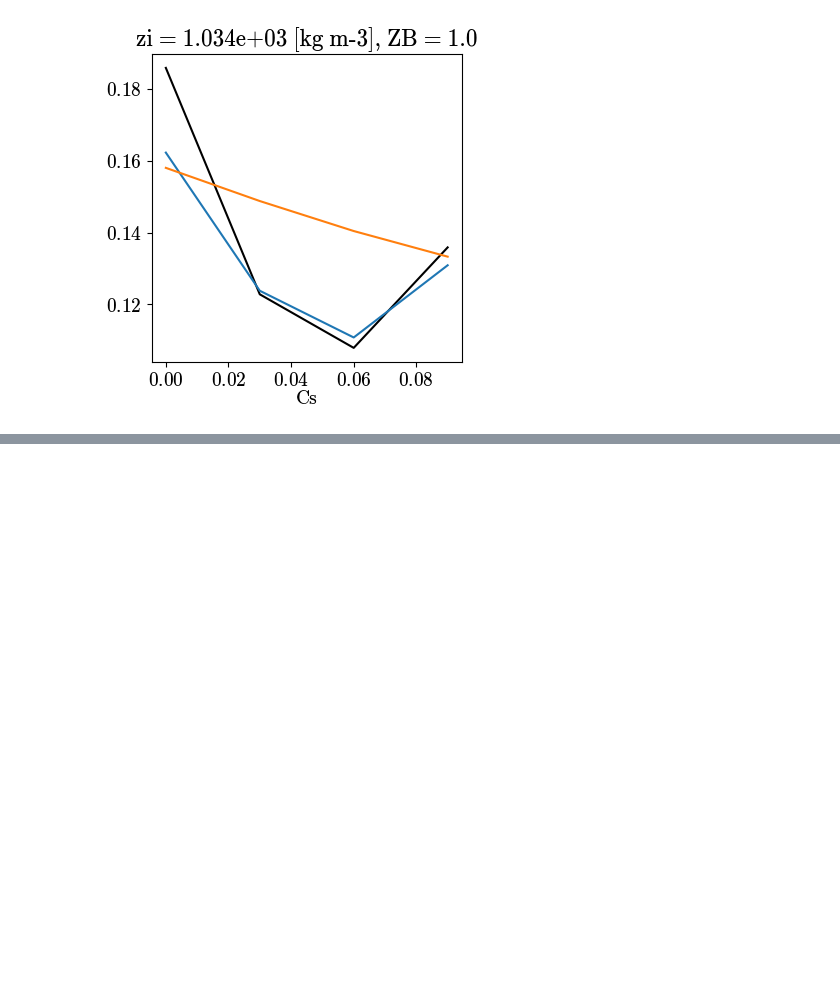
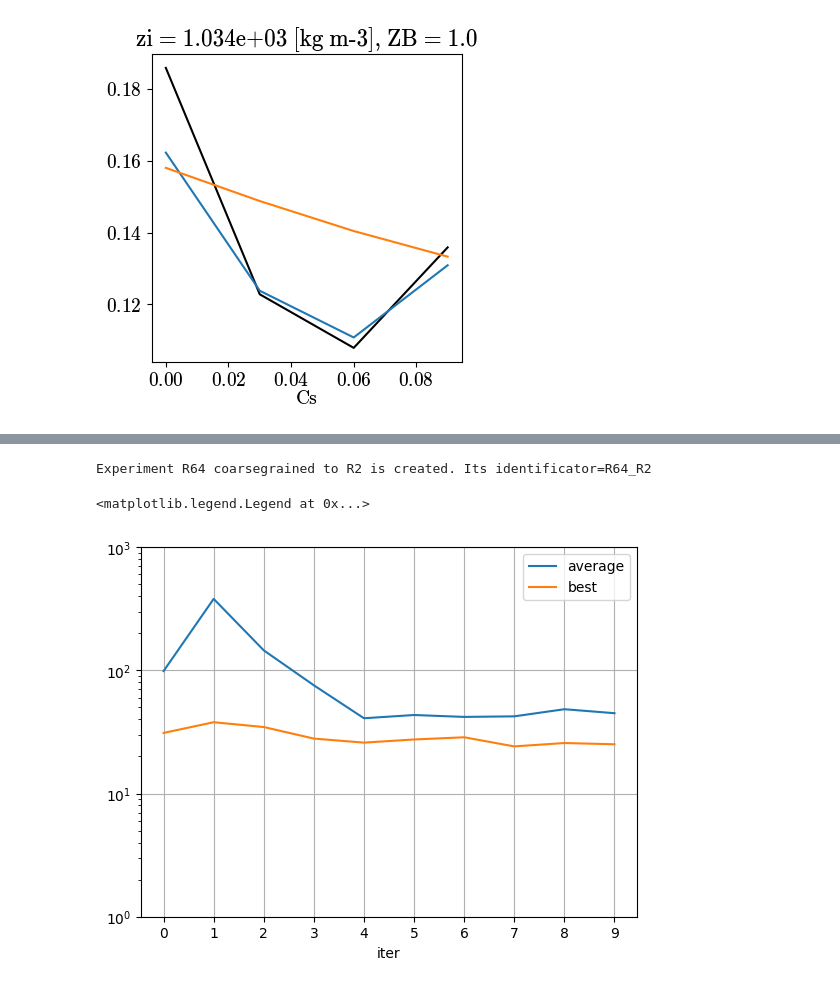
Before and after one commit to m2lines/calibration-MOM6, a Jupyter notebook: notebooks/calibrate-Double-Gyre.ipynb, the cells around one changed output, grey strips where cells are left out. Saved outputs shown, nothing was run; the diff lists cells and outputs as text; code cells hidden in the pictures; blank space fills up the shorter version.

```diff
--- a/notebooks/calibrate-Double-Gyre.ipynb
+++ b/notebooks/calibrate-Double-Gyre.ipynb
@@ -980,0 +792,8 @@ metrics['EKE_spectrum'][0][20][1].plot()
+# %%
+import xarray as xr
+#metrics = xr.open_dataset('/scratch/pp2681/mom6/CM26_Double_Gyre/calibration/variability-R2/EKI-SECNice-Nesterov-100-spread-0.25/metrics.nc')
+metrics = xr.open_dataset('/scratch/pp2681/mom6/CM26_Double_Gyre/calibration/variability-R2/EKI-Vanilla-100-spread-0.25/metrics.nc')
+#metrics = xr.open_dataset('/scratch/pp2681/mom6/CM26_Double_Gyre/calibration/variability-R2/EKI-Vanilla-MO/metrics.nc')
+
+hires = xr.open_dataset('../scripts/R64_R2/variability.nc')
+metrics['freq_r'] = hires['freq_r']
@@ -980,0 +806,4 @@ metrics['EKE_spectrum'][0][20][1].plot()
+# %%
+ds.remesh('R64', 'R2')
+# %% [output]
+Experiment R64 coarsegrained to R2 is created. Its identificator=R64_R2
@@ -980,0 +819,13 @@ metrics['EKE_spectrum'][0][20][1].plot()
+# %%
+MSE = ((metrics.EKE_spectrum - hires.EKE_spectrum)**2 / hires.EKE_spectrum_var).sum(['freq_r', 'zl'])
+MSE = xr.where(MSE>0, MSE, np.nan)
+np.sqrt(MSE.mean('ens')).plot(label='average')
+np.sqrt(MSE.min('ens')).plot(label='best')
+plt.yscale('log')
+plt.xticks(np.arange(10));
+plt.ylim([1,1000])
+plt.grid()
+plt.legend()
+# %% [output]
+<matplotlib.legend.Legend at 0x...>
+[figure, added]
```
Also changed, not shown: parts of 33 cells of this notebook, 3 other files.
